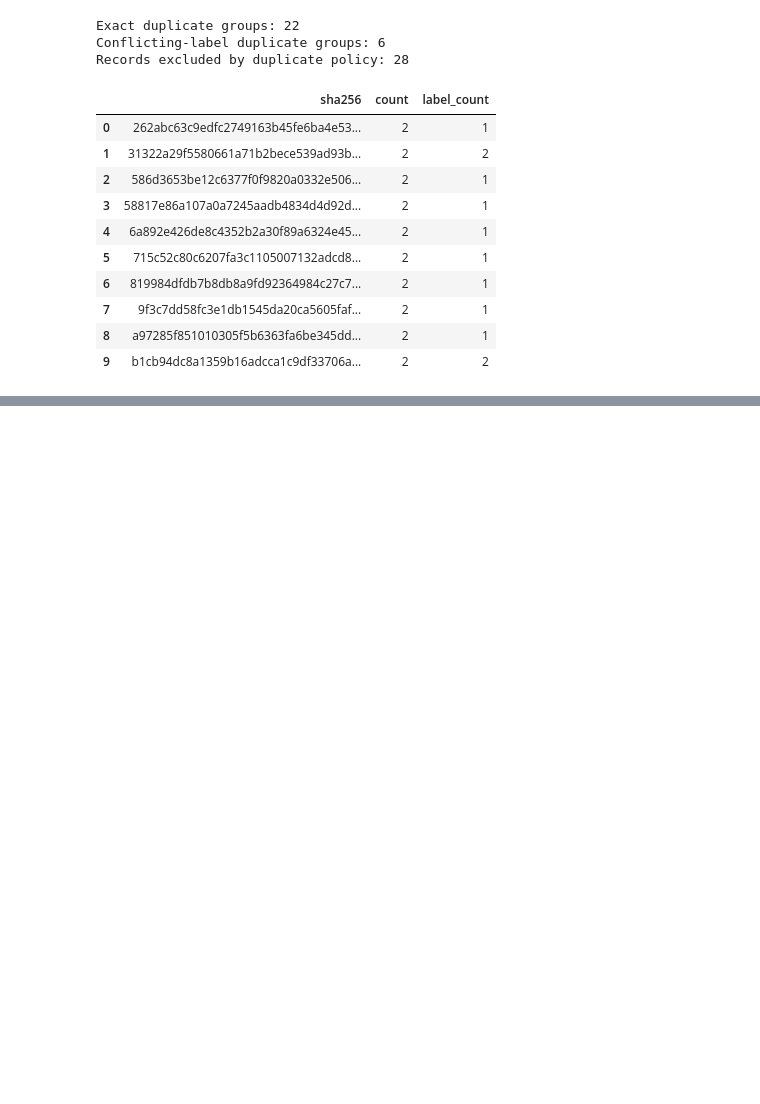
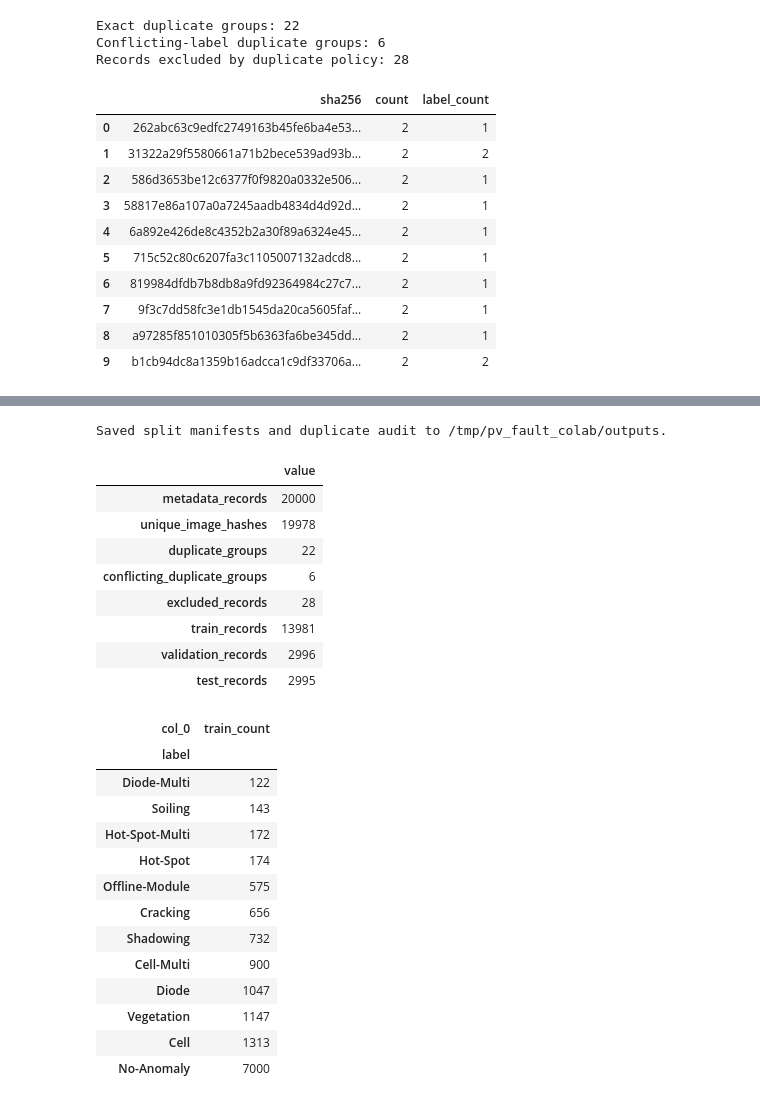
Before and after one commit to Althaf-0130/Fine-Grained-Photovoltaic-Fault-Classification-from-Infrared-Images, a Jupyter notebook: PV_Fault_Classification_Colab.ipynb, the cells around one changed output, grey strips where cells are left out. Saved outputs shown, nothing was run; the diff lists cells and outputs as text; code cells hidden in the pictures; blank space fills up the shorter version.

Commit message:
create check and save the data splits

```diff
--- a/PV_Fault_Classification_Colab.ipynb
+++ b/PV_Fault_Classification_Colab.ipynb
@@ -365,0 +438,64 @@ Records excluded by duplicate policy: 28
+# %%
+for name, frame in splits.items():
+    frame.drop(
+        columns=["absolute_path"],
+        errors="ignore",
+    ).to_csv(
+        OUTPUT_DIR / f"{name}_split.csv",
+        index=False,
+    )
+duplicate_summary.to_csv(
+    OUTPUT_DIR / "duplicate_groups.csv",
+    index=False,
+)
+excluded_df.to_csv(
+    OUTPUT_DIR / "excluded_duplicate_records.csv",
+    index=False,
+)
+
+print(f"Saved split manifests and duplicate audit to {OUTPUT_DIR}.")
+# %% [output]
+Saved split manifests and duplicate audit to /tmp/pv_fault_colab/outputs.
+# %%
+summary = {
+    "metadata_records": len(metadata_df),
+    "unique_image_hashes": int(image_df["sha256"].nunique()),
+    "duplicate_groups": len(duplicate_summary),
+    "conflicting_duplicate_groups": len(conflicting_hashes),
+    "excluded_records": len(excluded_df),
+    **{
+        f"{name}_records": len(frame)
+        for name, frame in splits.items()
+    },
+}
+display(pd.Series(summary, name="value").to_frame())
+display(
+    pd.crosstab(
+        splits["train"]["label"],
+        columns="train_count",
+    ).sort_values("train_count")
+)
+# %% [output]
+|  | value |
+| metadata_records | 20000 |
+| unique_image_hashes | 19978 |
+| duplicate_groups | 22 |
+| conflicting_duplicate_groups | 6 |
+| excluded_records | 28 |
+| train_records | 13981 |
+| validation_records | 2996 |
+| test_records | 2995 |
+| col_0 | train_count |
+| label |  |
+| Diode-Multi | 122 |
+| Soiling | 143 |
+| Hot-Spot-Multi | 172 |
+| Hot-Spot | 174 |
+| Offline-Module | 575 |
+| Cracking | 656 |
+| Shadowing | 732 |
+| Cell-Multi | 900 |
+| Diode | 1047 |
+| Vegetation | 1147 |
+| Cell | 1313 |
+| No-Anomaly | 7000 |
```
Also changed, not shown: parts of 6 cells of this notebook.
